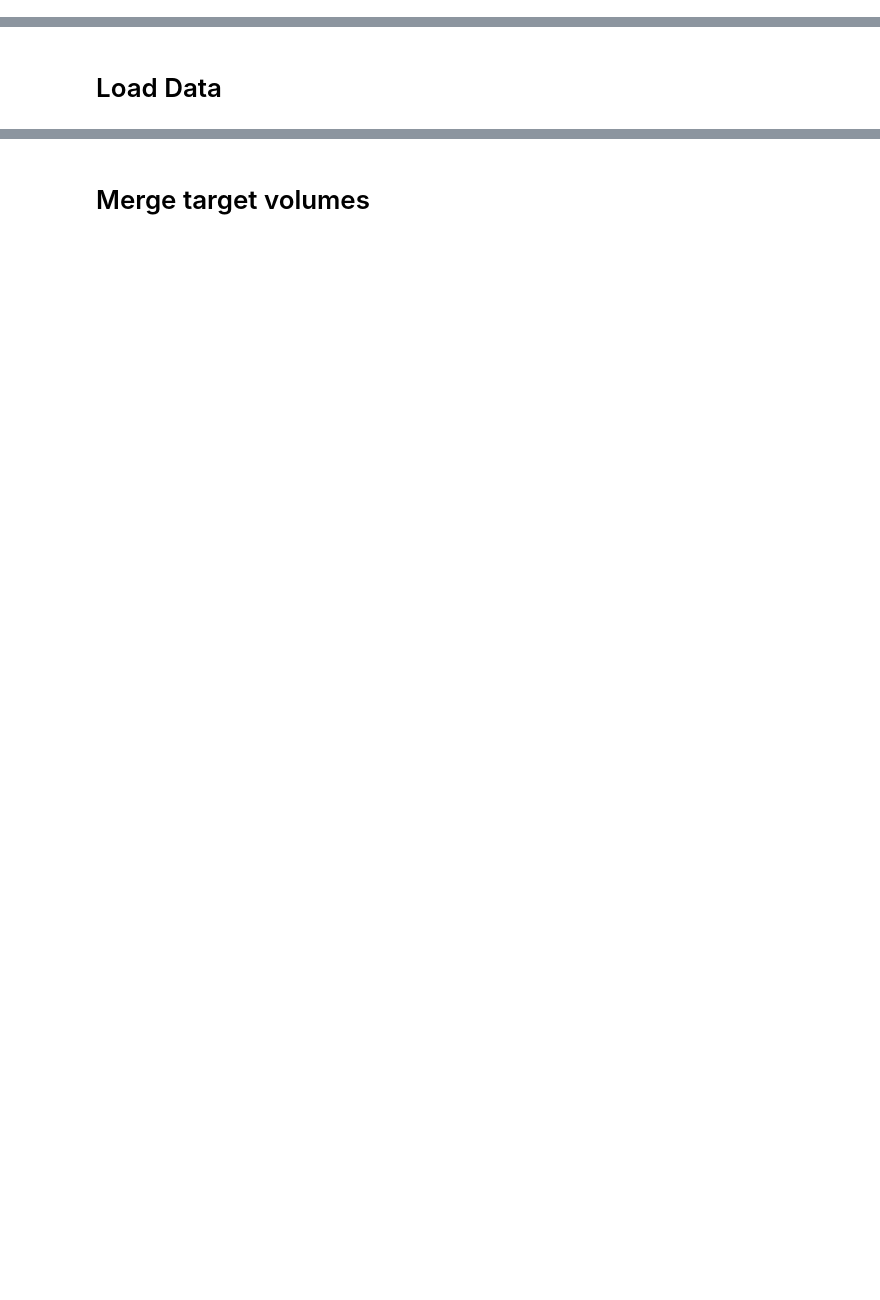
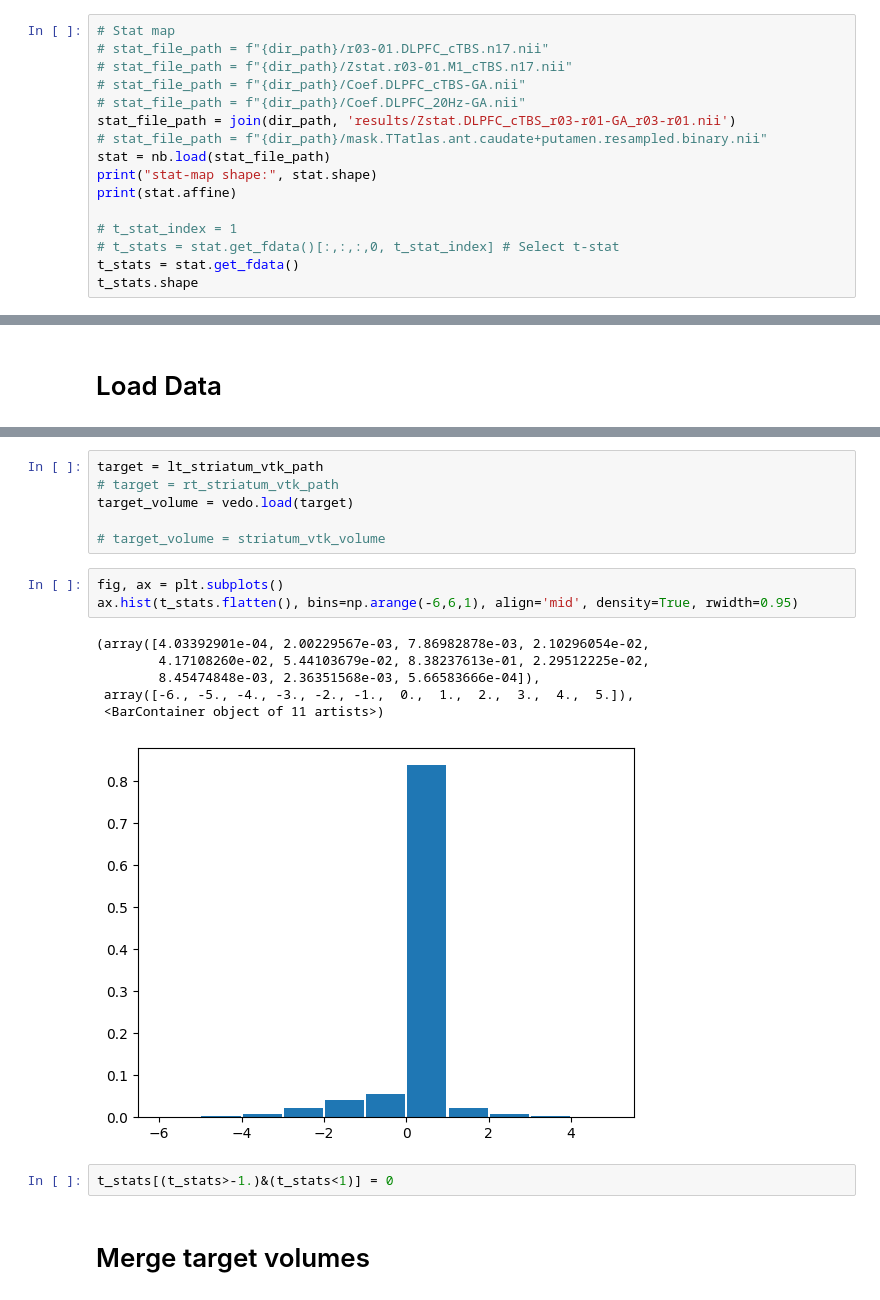
Before and after one commit to psb629/CommonLab, a Jupyter notebook: GP/scripts/vedo.ipynb, the cells around one changed output, grey strips where cells are left out. Cells and saved outputs as stored; diff of their text form; blank space fills up the shorter version.

```diff
--- a/GP/scripts/vedo.ipynb
+++ b/GP/scripts/vedo.ipynb
@@ -128,0 +113,16 @@ stat-map shape: (77, 92, 77)
+# %%
+# Stat map
+# stat_file_path = f"{dir_path}/r03-01.DLPFC_cTBS.n17.nii"
+# stat_file_path = f"{dir_path}/Zstat.r03-01.M1_cTBS.n17.nii"
+# stat_file_path = f"{dir_path}/Coef.DLPFC_cTBS-GA.nii"
+# stat_file_path = f"{dir_path}/Coef.DLPFC_20Hz-GA.nii"
+stat_file_path = join(dir_path, 'results/Zstat.DLPFC_cTBS_r03-r01-GA_r03-r01.nii')
+# stat_file_path = f"{dir_path}/mask.TTatlas.ant.caudate+putamen.resampled.binary.nii"
+stat = nb.load(stat_file_path)
+print("stat-map shape:", stat.shape)
+print(stat.affine)
+
+# t_stat_index = 1
+# t_stats = stat.get_fdata()[:,:,:,0, t_stat_index] # Select t-stat
+t_stats = stat.get_fdata()
+t_stats.shape
@@ -159,2 +205,20 @@ print(alphas)
+# %%
+target = lt_striatum_vtk_path
+# target = rt_striatum_vtk_path
+target_volume = vedo.load(target)
+
+# target_volume = striatum_vtk_volume
+# %%
+fig, ax = plt.subplots()
+ax.hist(t_stats.flatten(), bins=np.arange(-6,6,1), align='mid', density=True, rwidth=0.95)
+# %% [output]
+(array([4.03392901e-04, 2.00229567e-03, 7.86982878e-03, 2.10296054e-02,
+        4.17108260e-02, 5.44103679e-02, 8.38237613e-01, 2.29512225e-02,
+        8.45474848e-03, 2.36351568e-03, 5.66583666e-04]),
+ array([-6., -5., -4., -3., -2., -1.,  0.,  1.,  2.,  3.,  4.,  5.]),
+ <BarContainer object of 11 artists>)
+[figure, added]
+# %%
+t_stats[(t_stats>-1.)&(t_stats<1)] = 0
 # %% [markdown]
 # Merge target volumes
```
Also changed, not shown: parts of 16 cells of this notebook.
